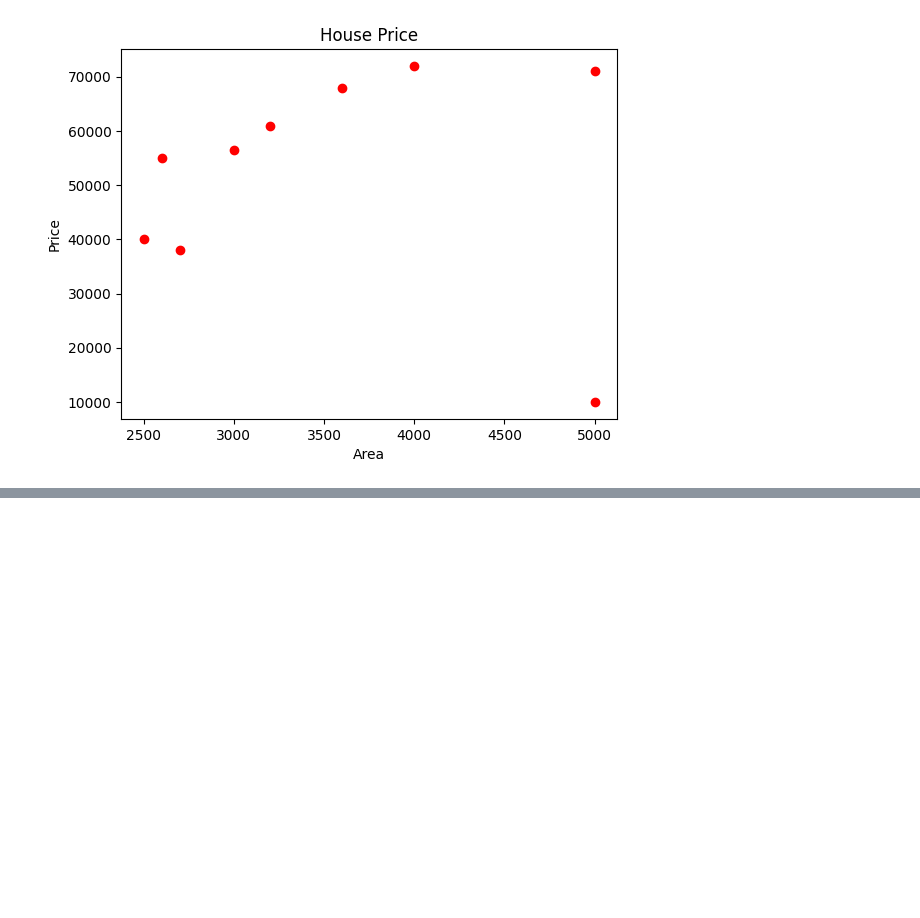
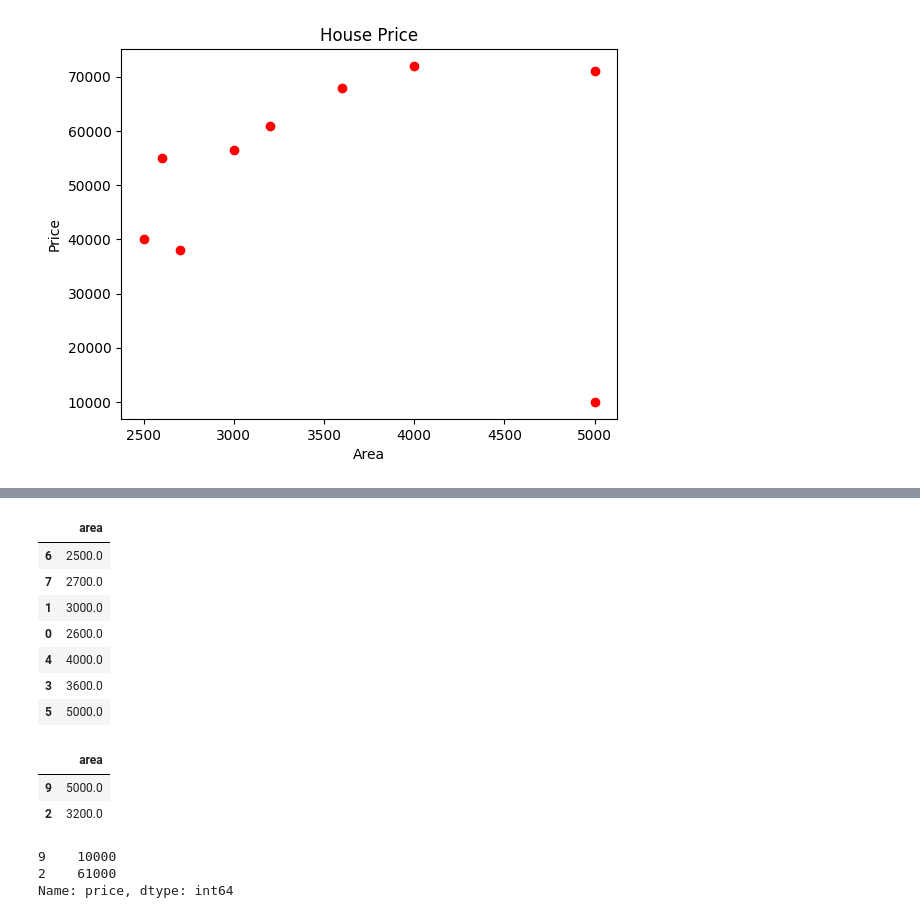
Before and after one commit to mrshakil015/Machine-Learning-Practice, a Jupyter notebook: linear_Regression.ipynb, the cells around one changed output, grey strips where cells are left out. Cells and saved outputs as stored; diff of their text form; code cells hidden in the pictures; blank space fills up the shorter version.

```diff
--- a/linear_Regression.ipynb
+++ b/linear_Regression.ipynb
@@ -101,0 +92,23 @@ Name: price, dtype: int64
+# %%
+xtrain
+# %% [output]
+|  | area |
+| 6 | 2500.0 |
+| 7 | 2700.0 |
+| 1 | 3000.0 |
+| 0 | 2600.0 |
+| 4 | 4000.0 |
+| 3 | 3600.0 |
+| 5 | 5000.0 |
+# %%
+xtest
+# %% [output]
+|  | area |
+| 9 | 5000.0 |
+| 2 | 3200.0 |
+# %%
+ytest
+# %% [output]
+9    10000
+2    61000
+Name: price, dtype: int64
```
Also changed, not shown: parts of 19 cells of this notebook, 4 other files.
